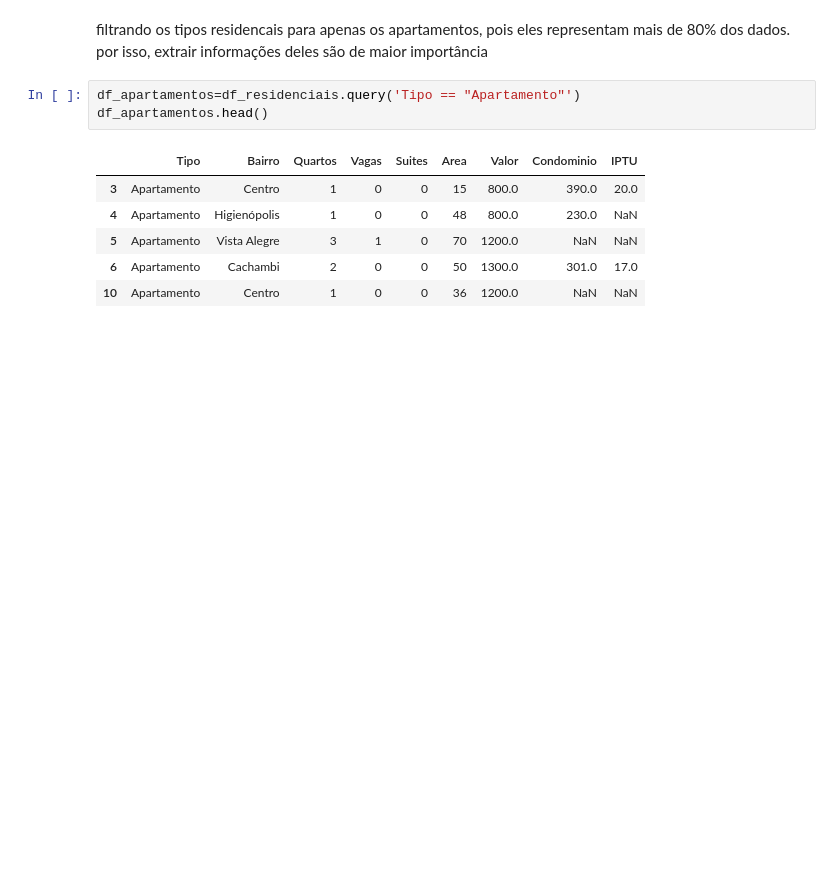
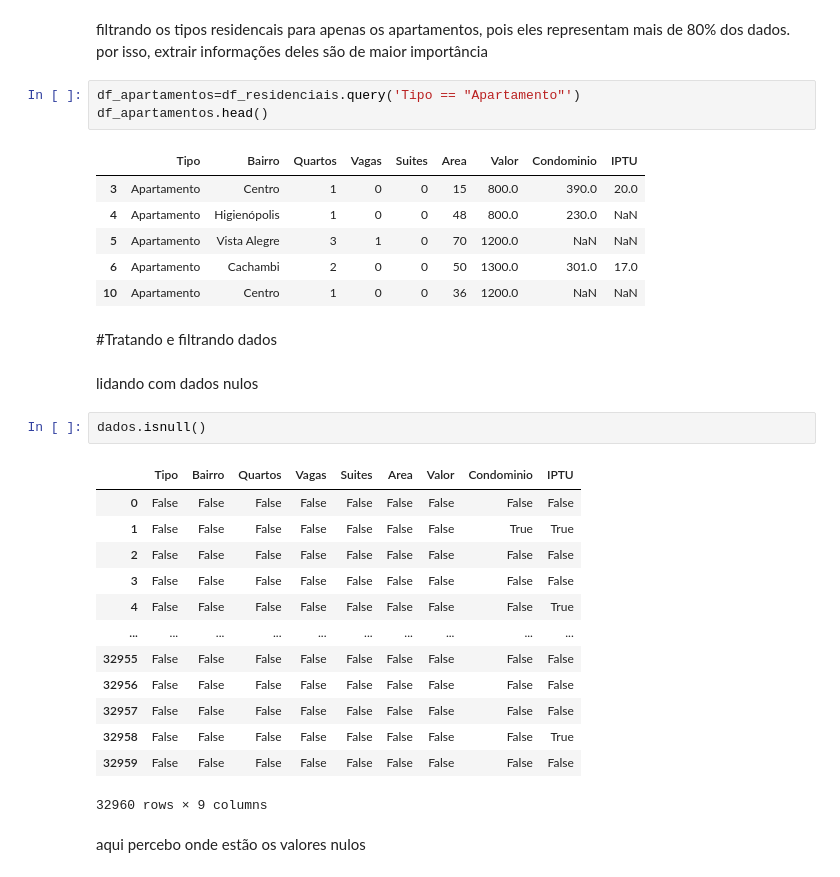
Before and after one commit to apollo920/Pandas-Library, a Jupyter notebook: projeto_imobiliaria.ipynb, the cells around one changed output. Cells and saved outputs as stored; diff of their text form; blank space fills up the shorter version.

Commit message:
Tratando valores nulos

```diff
--- a/projeto_imobiliaria.ipynb
+++ b/projeto_imobiliaria.ipynb
@@ -401,3 +413,25 @@ df_apartamentos.head()
 | 5 | Apartamento | Vista Alegre | 3 | 1 | 0 | 70 | 1200.0 | NaN | NaN |
 | 6 | Apartamento | Cachambi | 2 | 0 | 0 | 50 | 1300.0 | 301.0 | 17.0 |
 | 10 | Apartamento | Centro | 1 | 0 | 0 | 36 | 1200.0 | NaN | NaN |
+# %% [markdown]
+#Tratando e filtrando dados
+# %% [markdown]
+lidando com dados nulos
+# %%
+dados.isnull()
+# %% [output]
+|  | Tipo | Bairro | Quartos | Vagas | Suites | Area | Valor | Condominio | IPTU |
+| 0 | False | False | False | False | False | False | False | False | False |
+| 1 | False | False | False | False | False | False | False | True | True |
+| 2 | False | False | False | False | False | False | False | False | False |
+| 3 | False | False | False | False | False | False | False | False | False |
+| 4 | False | False | False | False | False | False | False | False | True |
+| ... | ... | ... | ... | ... | ... | ... | ... | ... | ... |
+| 32955 | False | False | False | False | False | False | False | False | False |
+| 32956 | False | False | False | False | False | False | False | False | False |
+| 32957 | False | False | False | False | False | False | False | False | False |
+| 32958 | False | False | False | False | False | False | False | False | True |
+| 32959 | False | False | False | False | False | False | False | False | False |
+32960 rows × 9 columns
+# %% [markdown]
+aqui percebo onde estão os valores nulos
```
Also changed, not shown: parts of 7 cells of this notebook.
